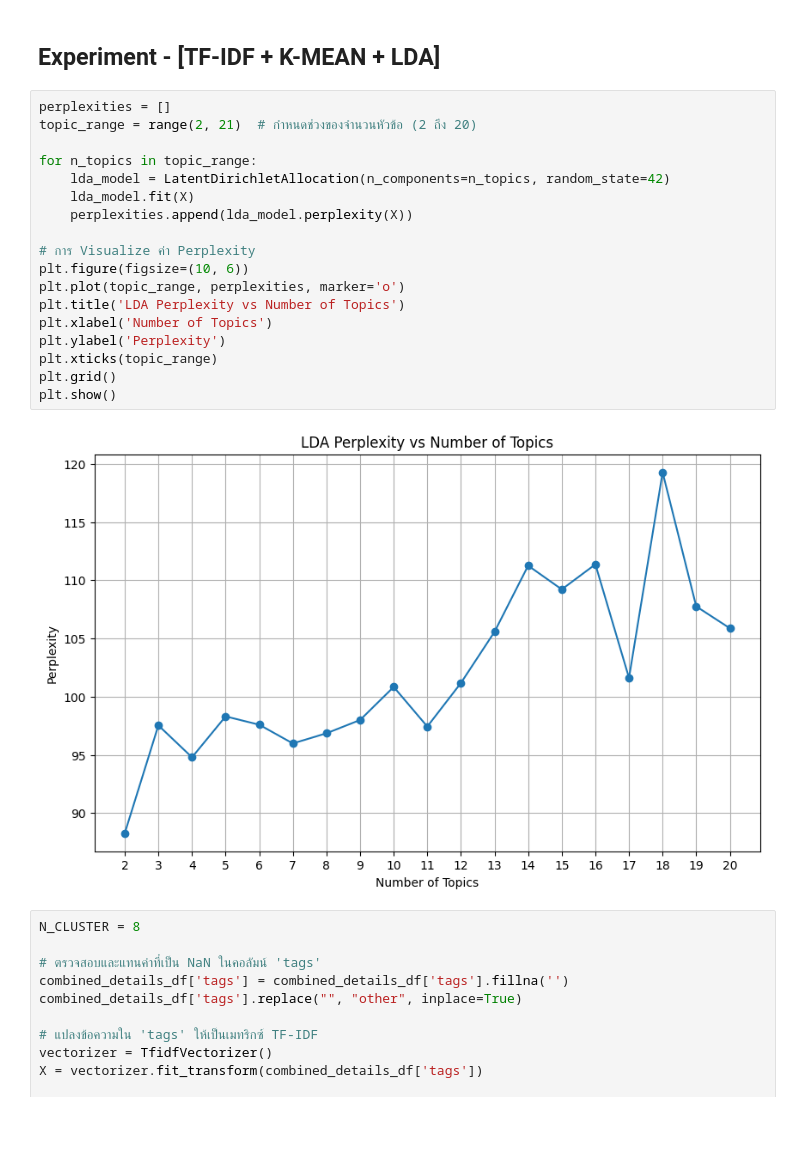
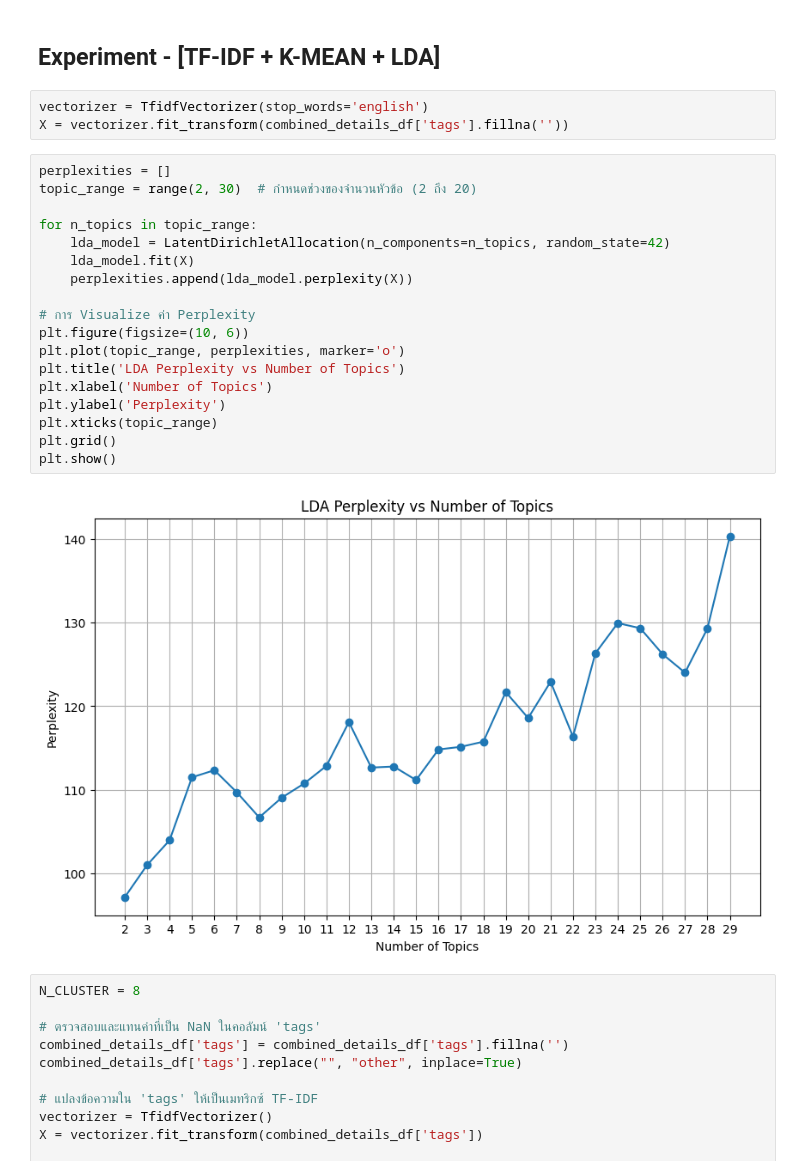
Before and after one commit to S09Z/IS_Project_Thailand_Tourism_Recommendation, a Jupyter notebook: app/frontend/clustering_experiment/expr_7-TF-IDF_LDA.ipynb, the cells around one changed output. Cells and saved outputs as stored; diff of their text form; blank space fills up the shorter version.

```diff
--- a/app/frontend/clustering_experiment/expr_7-TF-IDF_LDA.ipynb
+++ b/app/frontend/clustering_experiment/expr_7-TF-IDF_LDA.ipynb
@@ -131,25 +121,28 @@ plt.show()
 # %% [markdown]
 ## Experiment - [TF-IDF + K-MEAN + LDA]
+# %%
+vectorizer = TfidfVectorizer(stop_words='english')
+X = vectorizer.fit_transform(combined_details_df['tags'].fillna(''))
 # %%
 perplexities = []
-topic_range = range(2, 21)  # กำหนดช่วงของจำนวนหัวข้อ (2 ถึง 20)
+topic_range = range(2, 30)  # กำหนดช่วงของจำนวนหัวข้อ (2 ถึง 20)
 
 for n_topics in topic_range:
     lda_model = LatentDirichletAllocation(n_components=n_topics, random_state=42)
     lda_model.fit(X)
     perplexities.append(lda_model.perplexity(X))
 
 # การ Visualize ค่า Perplexity
 plt.figure(figsize=(10, 6))
 plt.plot(topic_range, perplexities, marker='o')
 plt.title('LDA Perplexity vs Number of Topics')
 plt.xlabel('Number of Topics')
 plt.ylabel('Perplexity')
 plt.xticks(topic_range)
 plt.grid()
 plt.show()
 # %% [output]
-[figure, old version]
+[figure, new version]
 # %%
 N_CLUSTER = 8
 
```
Also changed, not shown: parts of 5 cells of this notebook, 10 other files.
